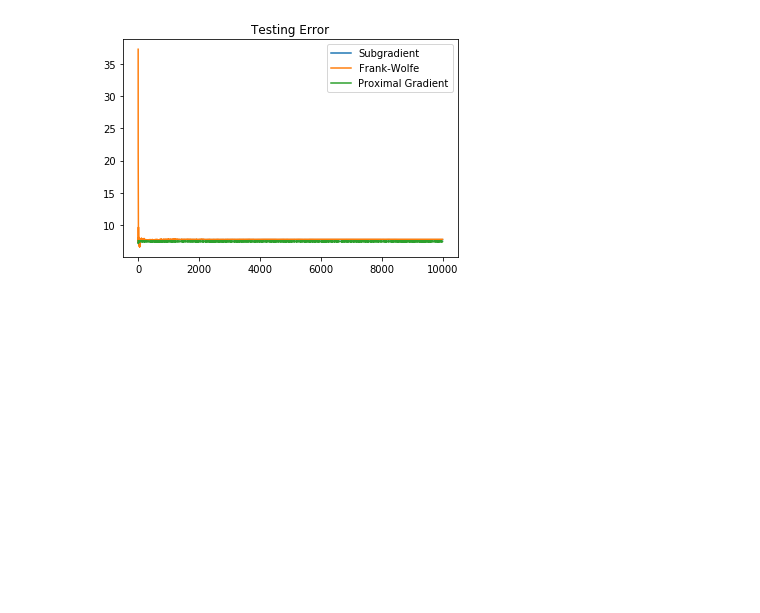
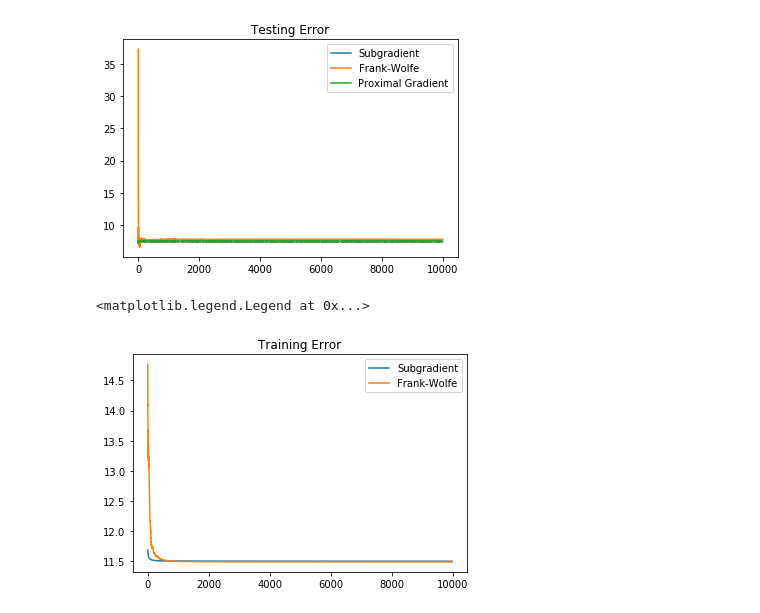
Before and after one commit to akhshah/classes, a Jupyter notebook: fall17/ee381k/hw2/prob1.ipynb, the cells around one changed output. Cells and saved outputs as stored; diff of their text form; code cells hidden in the pictures; blank space fills up the shorter version.

```diff
--- a/fall17/ee381k/hw2/prob1.ipynb
+++ b/fall17/ee381k/hw2/prob1.ipynb
@@ -106,3 +106,13 @@ plt.legend()
 # %% [output]
 <matplotlib.legend.Legend at 0x...>
 [figure]
+# %%
+%matplotlib inline
+plt.plot(train_sg[20:], label="Subgradient")
+plt.plot(train_fw[20:], label="Frank-Wolfe")
+#plt.plot(train_pg, label="Proximal Gradient")
+plt.title('Training Error')
+plt.legend()
+# %% [output]
+<matplotlib.legend.Legend at 0x...>
+[figure, added]
```
Also changed, not shown: 6 other files.
